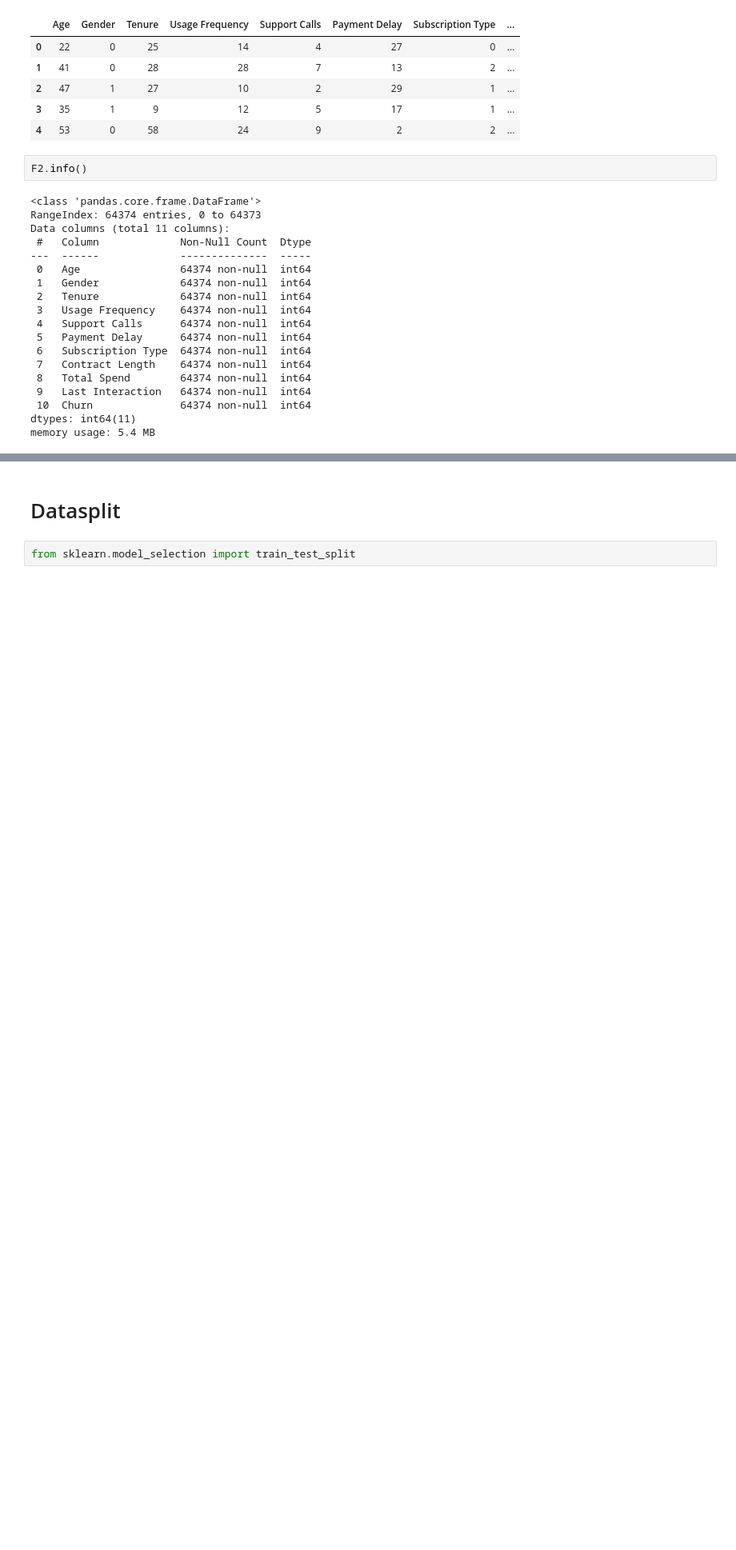
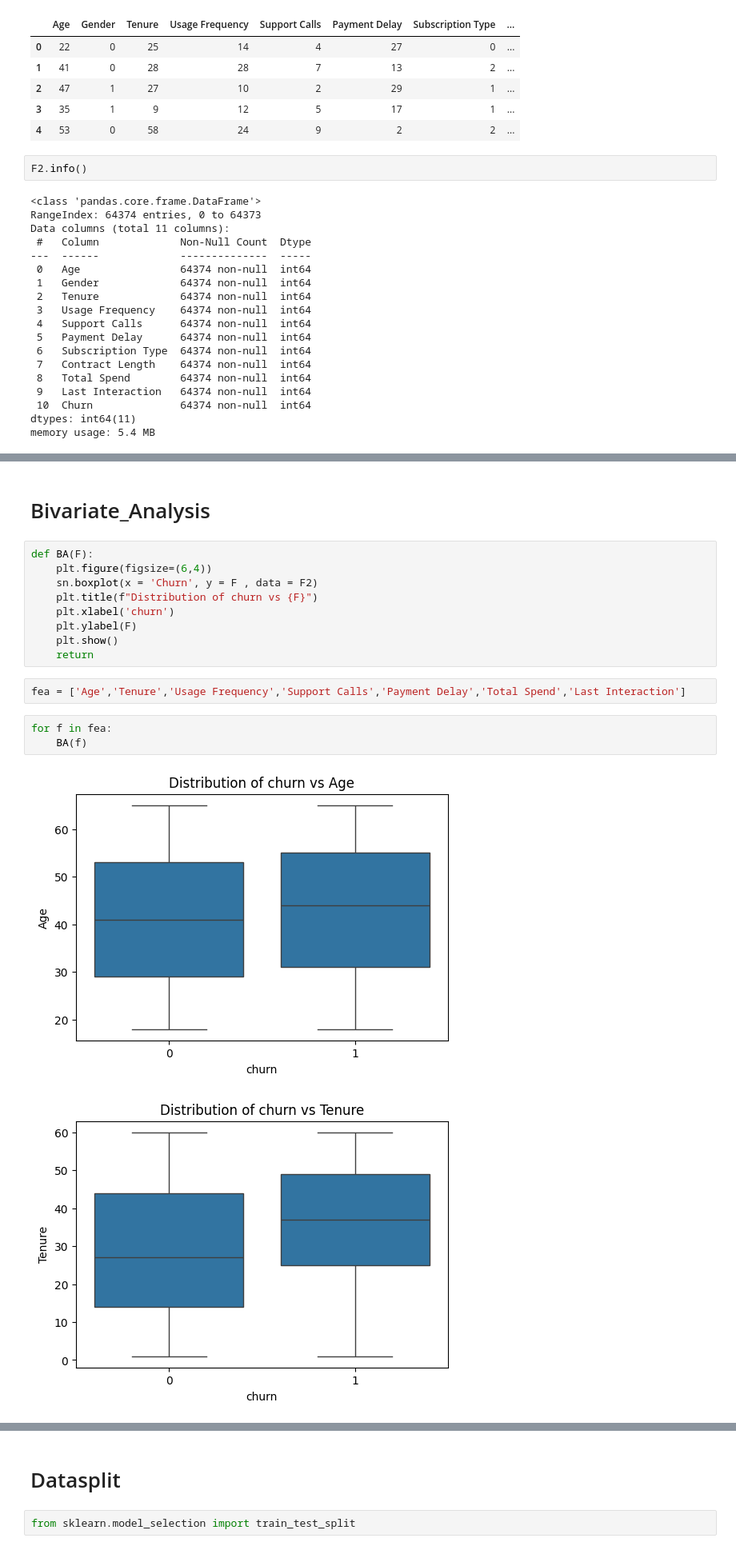
Before and after one commit to Rahul107213/Machine-Learning-Project, a Jupyter notebook: churn_prediction.ipynb, the cells around one changed output, grey strips where cells are left out. Shown at 80% size. Drawn from its saved outputs; the diff is of its cells as text; blank space fills up the shorter version.

```diff
--- a/churn_prediction.ipynb
+++ b/churn_prediction.ipynb
@@ -119,0 +151,19 @@ memory usage: 5.4 MB
+# %% [markdown]
+# Bivariate_Analysis
+# %%
+def BA(F):
+    plt.figure(figsize=(6,4))
+    sn.boxplot(x = 'Churn', y = F , data = F2)
+    plt.title(f"Distribution of churn vs {F}")
+    plt.xlabel('churn')
+    plt.ylabel(F)
+    plt.show()
+    return
+# %%
+fea = ['Age','Tenure','Usage Frequency','Support Calls','Payment Delay','Total Spend','Last Interaction']
+# %%
+for f in fea:
+    BA(f)
+# %% [output]
+[figure, added]
+[figure, added]
```
Also changed, not shown: parts of 17 cells of this notebook.
